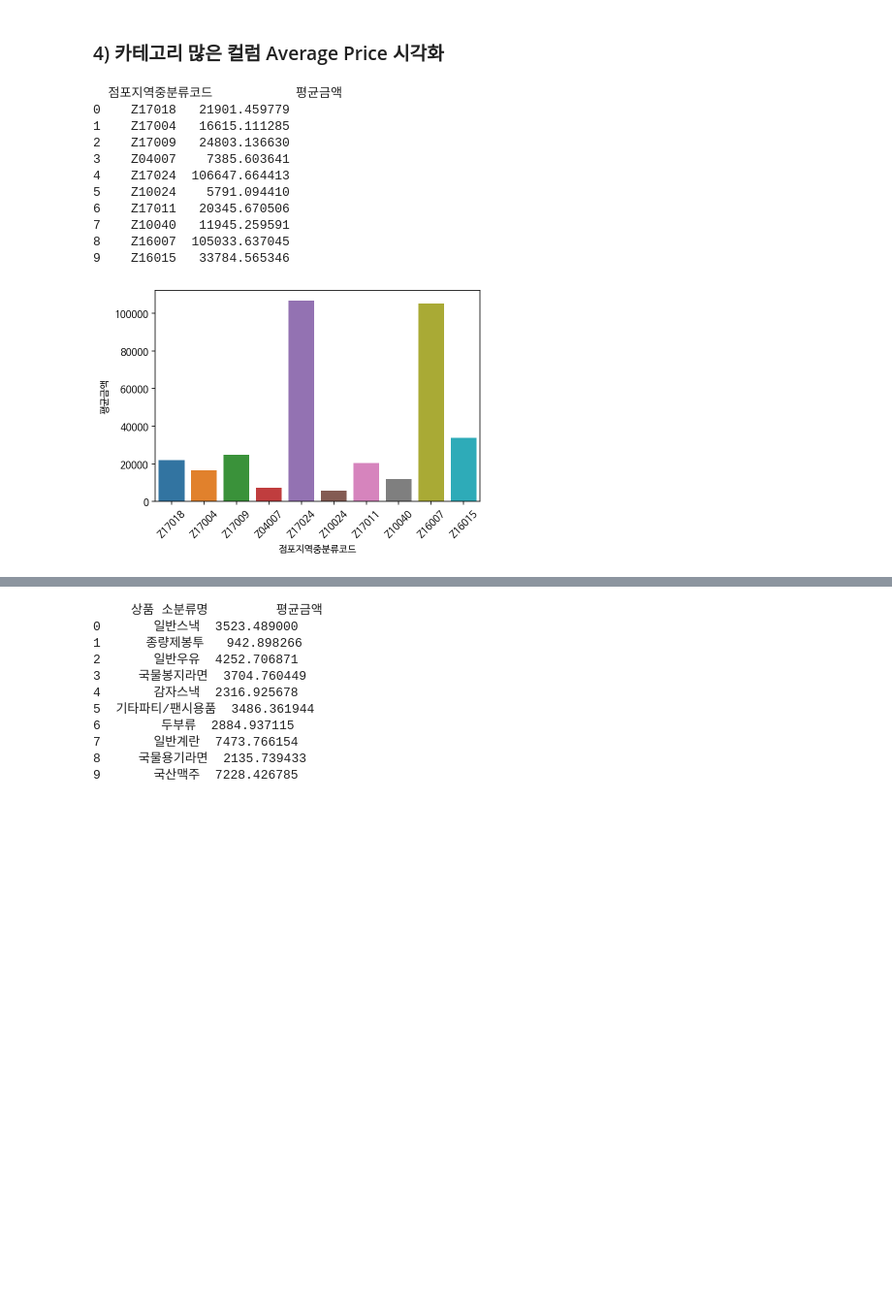
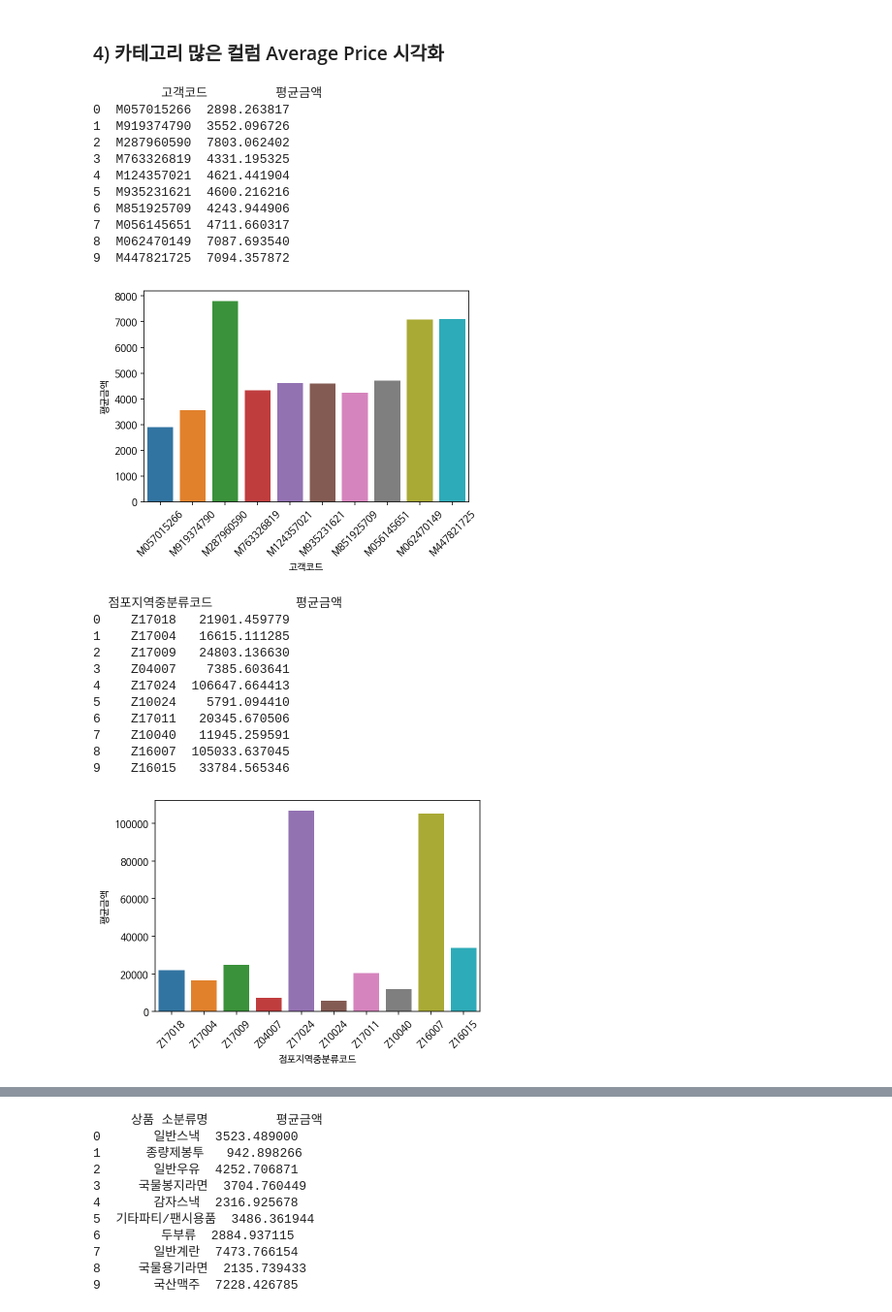
Before and after one commit to rjsgk5792/Lpoint-Project, a Jupyter notebook: Data_Preprocessing.ipynb, the cells around one changed output, grey strips where cells are left out. Shown at 97% size. Drawn from its saved outputs; the diff is of its cells as text; code cells hidden in the pictures; blank space fills up the shorter version.

```diff
--- a/Data_Preprocessing.ipynb
+++ b/Data_Preprocessing.ipynb
@@ -565,33 +567,46 @@ for col in top_10_col:
 # %%
 # 상위 10개만 Average Price
 
-top_10_col = ['점포지역중분류코드']
-avg_price =[]
+top_10_col = ['고객코드','점포지역중분류코드','상품 소분류명','상품 중분류명','상품 대분류명']
+
 for col in top_10_col:
+  avg_price =[]
   label = df1[col].value_counts().head(10).index.tolist()
   for name in label:
     row_set = df1.loc[df1[col]==name]
     avg_price.append(row_set['구매금액'].mean())
   Avg_price = pd.Series(avg_price)
   Label = pd.Series(label)
 
   Avgs_Price_df = pd.DataFrame(columns=[col,'평균금액'])
   Avgs_Price_df[col] = Label
   Avgs_Price_df['평균금액'] = Avg_price
   print(Avgs_Price_df)
   chart = sns.barplot(x = Avgs_Price_df[col], y= Avgs_Price_df['평균금액'])
   chart.set_xticklabels(chart.get_xticklabels(),rotation=45)
   plt.show()
 # %% [output]
-  점포지역중분류코드           평균금액
-0    Z17018   21901.459779
-1    Z17004   16615.111285
-2    Z17009   24803.136630
-3    Z04007    7385.603641
-4    Z17024  106647.664413
-5    Z10024    5791.094410
-6    Z17011   20345.670506
-7    Z10040   11945.259591
-8    Z16007  105033.637045
-9    Z16015   33784.565346
+         고객코드         평균금액
+0  M057015266  2898.263817
+1  M919374790  3552.096726
+2  M287960590  7803.062402
+3  M763326819  4331.195325
+4  M124357021  4621.441904
+5  M935231621  4600.216216
+6  M851925709  4243.944906
+7  M056145651  4711.660317
+8  M062470149  7087.693540
+9  M447821725  7094.357872
-[figure, old version]
+[figure, new version]
+  점포지역중분류코드           평균금액
+0    Z17018   21901.459779
+1    Z17004   16615.111285
+2    Z17009   24803.136630
+3    Z04007    7385.603641
+4    Z17024  106647.664413
+5    Z10024    5791.094410
+6    Z17011   20345.670506
+7    Z10040   11945.259591
+8    Z16007  105033.637045
+9    Z16015   33784.565346
+[figure, added]
```
Also changed, not shown: parts of 13 cells of this notebook.
